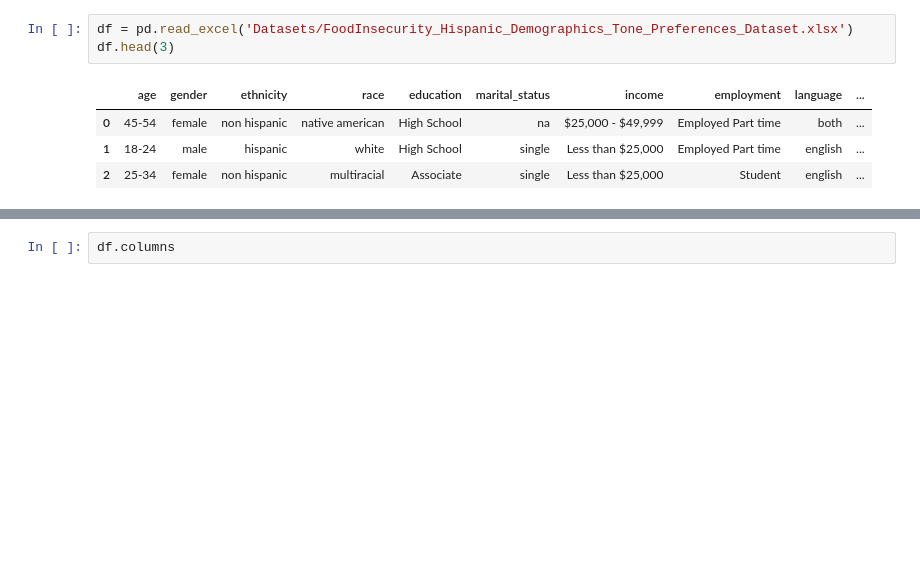
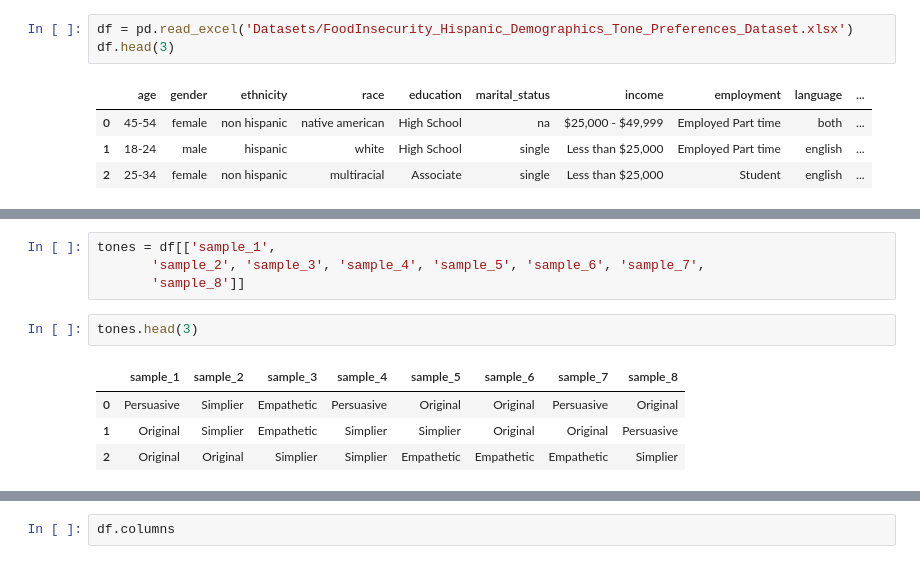
Before and after one commit to esoto15/text-tone-preference-analysis, a Jupyter notebook: main.ipynb, the cells around one changed output, grey strips where cells are left out. Saved outputs shown, nothing was run; the diff lists cells and outputs as text; blank space fills up the shorter version.

```diff
--- a/main.ipynb
+++ b/main.ipynb
@@ -32,0 +50,11 @@ df.head(3)
+# %%
+tones = df[['sample_1',
+       'sample_2', 'sample_3', 'sample_4', 'sample_5', 'sample_6', 'sample_7',
+       'sample_8']]
+# %%
+tones.head(3)
+# %% [output]
+|  | sample_1 | sample_2 | sample_3 | sample_4 | sample_5 | sample_6 | sample_7 | sample_8 |
+| 0 | Persuasive | Simplier | Empathetic | Persuasive | Original | Original | Persuasive | Original |
+| 1 | Original | Simplier | Empathetic | Simplier | Simplier | Original | Original | Persuasive |
+| 2 | Original | Original | Simplier | Simplier | Empathetic | Empathetic | Empathetic | Simplier |
```
Also changed, not shown: parts of 16 cells of this notebook, 15 other files.
